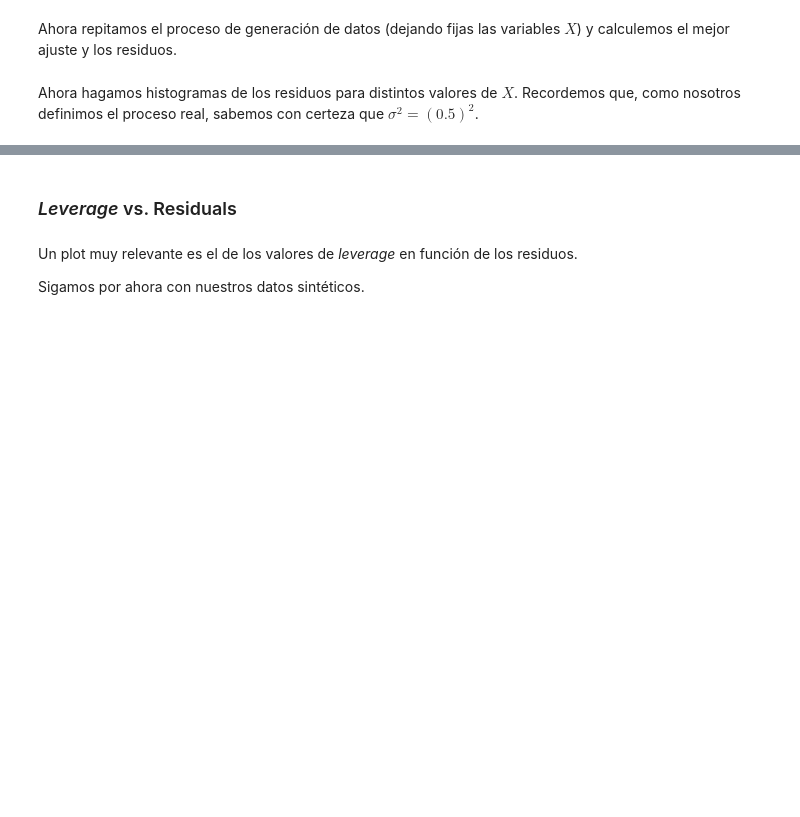
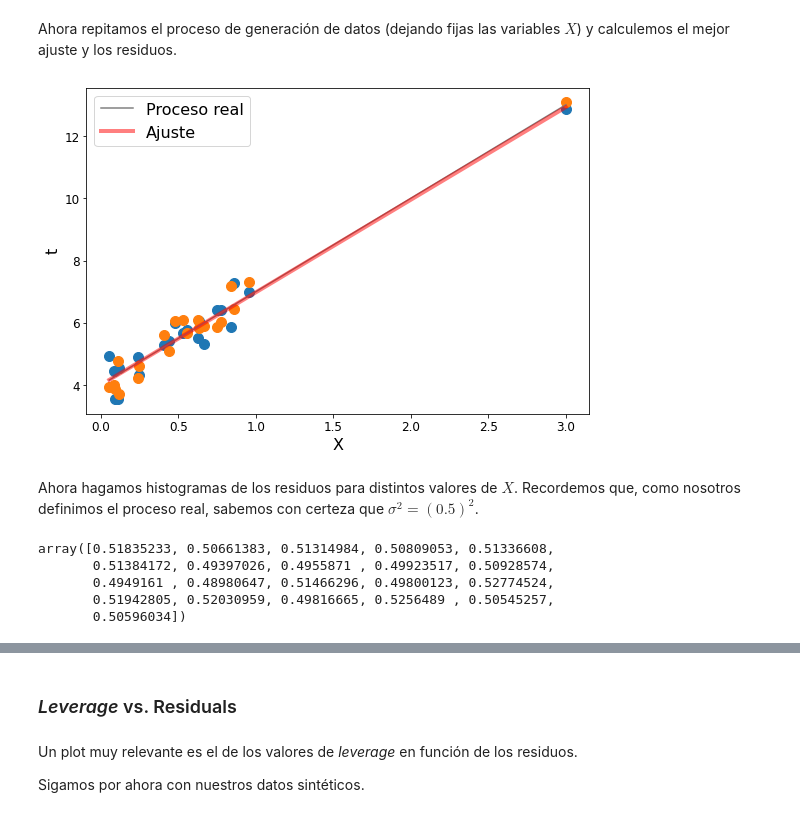
Before and after one commit to exord/ELRA-datos, a Jupyter notebook: ELRA_01.ipynb, the cells around one changed output, grey strips where cells are left out. Cells and saved outputs as stored; diff of their text form; code cells hidden in the pictures; blank space fills up the shorter version.

```diff
--- a/ELRA_01.ipynb
+++ b/ELRA_01.ipynb
@@ -217,32 +249,3 @@ $$
 Es decir, la predicción es una combinación lineal de los valores observados, pesada por el elemento $h_{ik}$ (de la matriz sombrero / hat). Ese valor $h_{ik}$ nos dice cuánto pesa cada medición $k$ en la predicción del valor $y_i$.
 
 Let's compute this for our data, knowing that $\bar{x}=0$, because of the preprocessing (alright, I'll write the whole thing so you can use it in other cases!)
-# %%
-# this works in multi dimensions
-if 'google.colab' in sys.modules:
-
-    from scipy.linalg import cho_factor, cho_solve
-
-    def hat_matrix(X, include_bias=True):
-        """
-        Compute hat matrix for design matrix X.
-
-        :param np.array X: design matrix of dimensions (n x d),
-        where n is the number of observations and d is the number of
-        features.
-        :param bool include_bias: if True (default), then include a bias column,
-        in design matrix X (i.e. a column of ones - acts as an
-        intercept term in a linear model).
-        """
-        if include_bias:
-            X = np.hstack([np.ones([len(X), 1]), X])
-
-        A = np.matmul(X.T, X)
-
-        LL = cho_factor(A)
-        return np.matmul(X, cho_solve(LL, X.T))
-else:
-    from utils import hat_matrix
-
-# Define HAT matrix, whose diagonal are the leverage values
-h = hat_matrix(X)
@@ -429,25 +444,33 @@ x_ = np.sort(x)
 # %%
 # Plot datos y gt
 plt.figure(figsize=(9, 6))
 plt.plot(x, t, 'o', ms=10)
 plt.plot(x, t_new, 'o', ms=10)
 plt.plot(x_plot, ground_truth(x_plot), '-', color='0.5', label='Proceso real')
 plt.xlabel('X', fontsize=16)
 plt.ylabel('t', fontsize=16)
 
 # Ajusto y ploteo ajuste
-# lr = LinearRegression()
-# lr.fit(x.reshape(-1, 1), t)
-# plt.plot(x_plot, lr.predict(x_plot), '-r', lw=4, alpha=0.5, label='Ajuste')
-# plt.legend(loc=0, fontsize=16)
+lr = LinearRegression()
+lr.fit(x.reshape(-1, 1), t)
+plt.plot(x_plot, lr.predict(x_plot), '-r', lw=4, alpha=0.5, label='Ajuste')
+plt.legend(loc=0, fontsize=16)
 
 # Calculo los residuos
-# res = t - lr.predict(x.reshape(-1, 1))
+res = t - lr.predict(x.reshape(-1, 1))
+# %% [output]
+[figure, added]
 # %% [markdown]
 Ahora hagamos histogramas de los residuos para distintos valores de $X$. Recordemos que, como nosotros definimos el proceso real, sabemos con certeza que $\sigma^2 = (0.5)^2$.
 # %%
 # Veamos la dispersión de los datos entorno de la media del valor real
 np.std(t_ - ground_truth(x), axis=0)
+# %% [output]
+array([0.51835233, 0.50661383, 0.51314984, 0.50809053, 0.51336608,
+       0.51384172, 0.49397026, 0.4955871 , 0.49923517, 0.50928574,
+       0.4949161 , 0.48980647, 0.51466296, 0.49800123, 0.52774524,
+       0.51942805, 0.52030959, 0.49816665, 0.5256489 , 0.50545257,
+       0.50596034])
 # %%
 indices_to_plot = [0, 11, -1]
 
```
Also changed, not shown: parts of 24 cells of this notebook.
